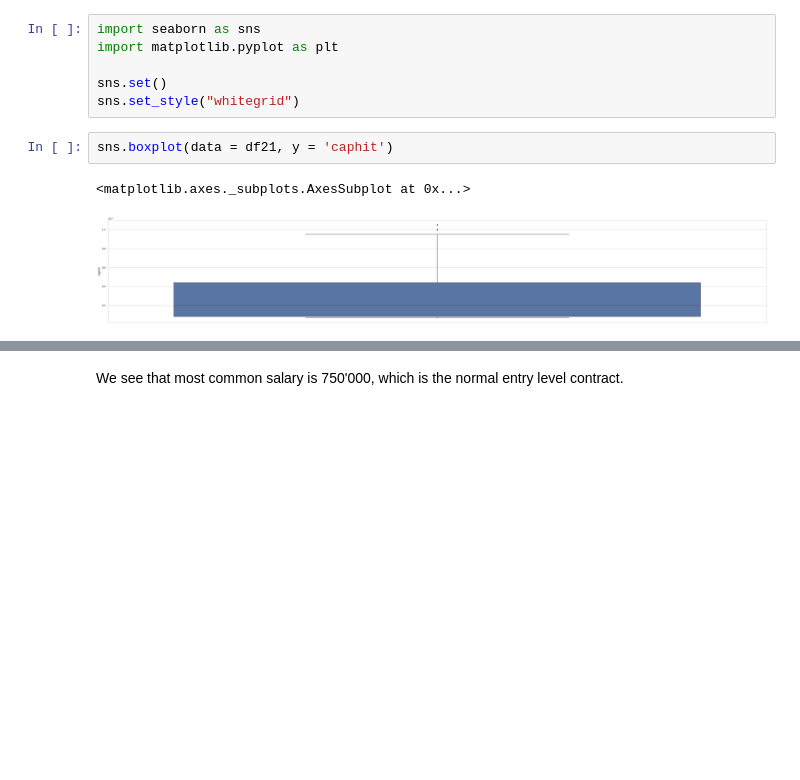
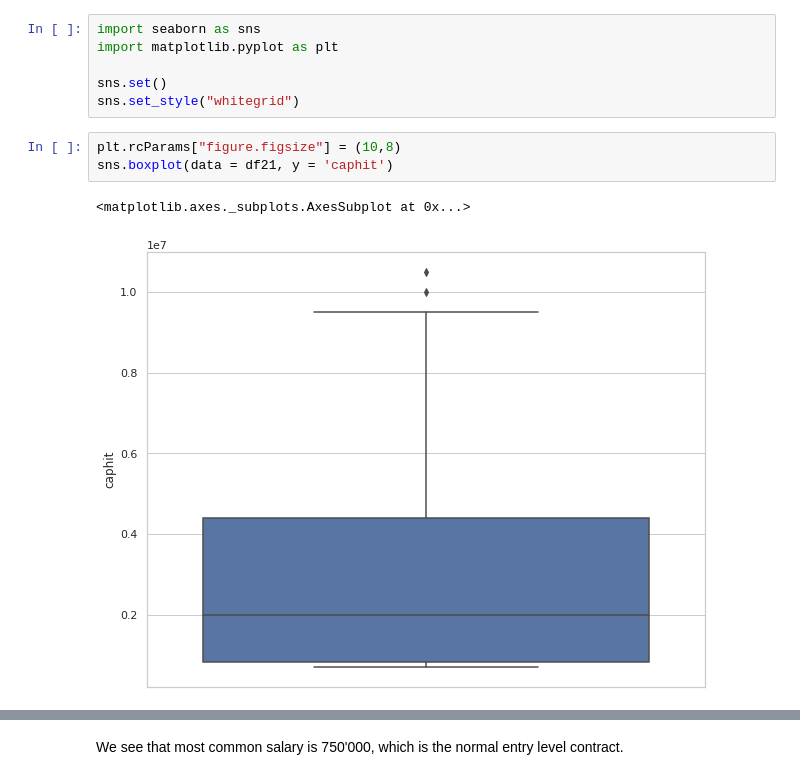
Before and after one commit to holezekki99/JODA2022, a Jupyter notebook: Goalie_salary_prediction.ipynb, the cells around one changed output, grey strips where cells are left out. Cells and saved outputs as stored; diff of their text form; blank space fills up the shorter version.

```diff
--- a/Goalie_salary_prediction.ipynb
+++ b/Goalie_salary_prediction.ipynb
@@ -457,10 +457,11 @@ import matplotlib.pyplot as plt
 sns.set()
 sns.set_style("whitegrid")
 # %%
+plt.rcParams["figure.figsize"] = (10,8)
 sns.boxplot(data = df21, y = 'caphit')
 # %% [output]
 <matplotlib.axes._subplots.AxesSubplot at 0x...>
-[figure, old version]
+[figure, new version]
 # %%
 # For this visualisation, sort data by salary:
 df21 = df21.sort_values(by=['caphit'], ignore_index=False)
```
Also changed, not shown: parts of 5 cells of this notebook.
